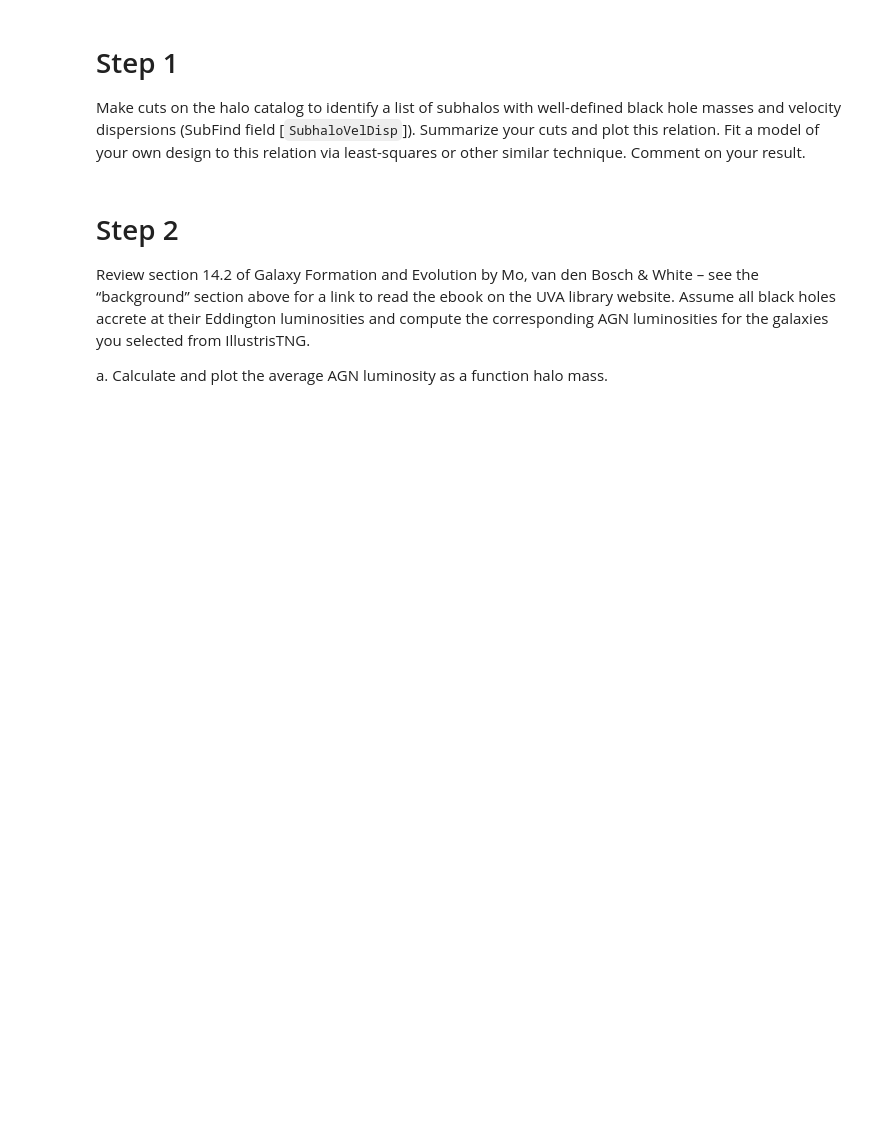
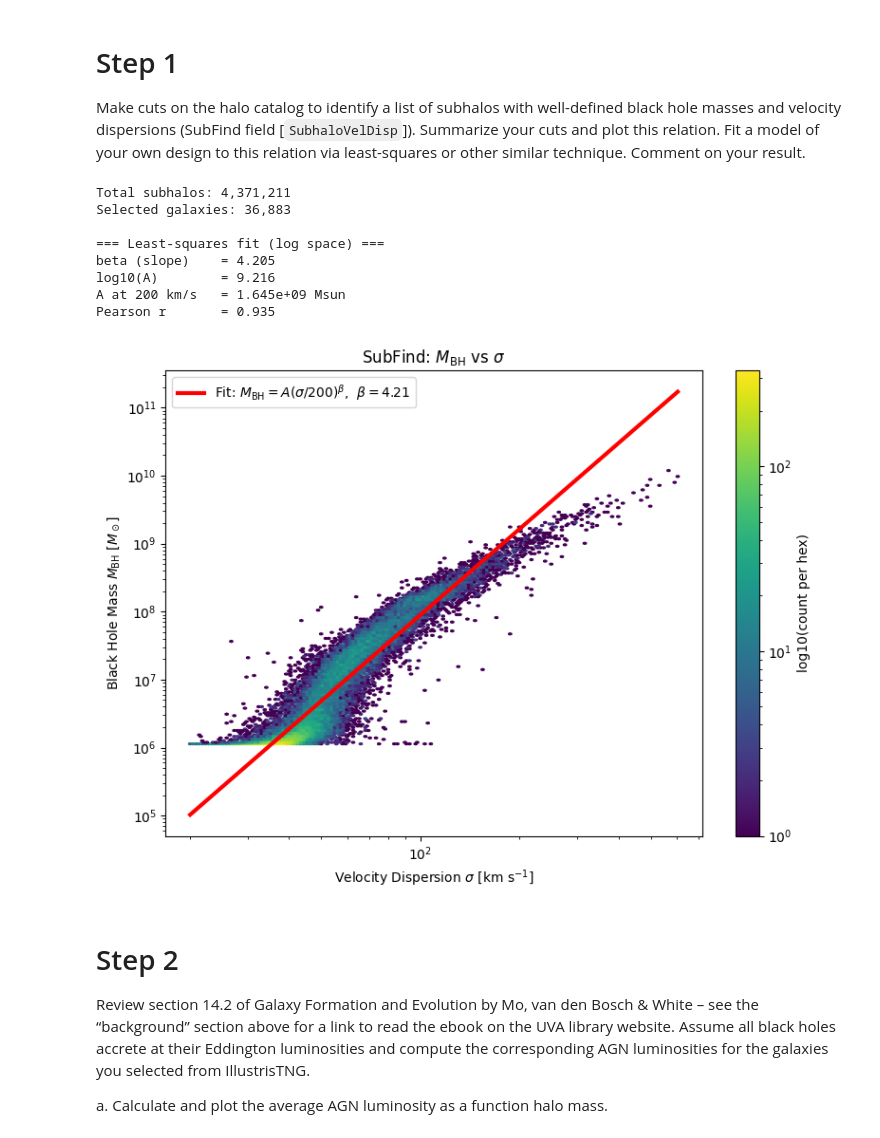
Before and after one commit to zangston/ASTR-5140, a Jupyter notebook: project3/project3.ipynb, the cells around one changed output. Drawn from its saved outputs; the diff is of its cells as text; code cells hidden in the pictures; blank space fills up the shorter version.

```diff
--- a/project3/project3.ipynb
+++ b/project3/project3.ipynb
@@ -390,6 +380,66 @@ relations. If your work were to be published in a journal paper, what concerns w
 # %% [markdown]
 # Step 1
 Make cuts on the halo catalog to identify a list of subhalos with well-defined black hole masses and velocity dispersions (SubFind field [`SubhaloVelDisp`]). Summarize your cuts and plot this relation. Fit a model of your own design to this relation via least-squares or other similar technique. Comment on your result.
+# %%
+sigma = subhalos['SubhaloVelDisp'].astype(np.float64)                # km/s
+mbh   = (subhalos['SubhaloBHMass'] * 1e10 / h).astype(np.float64)    # Msun
+
+# selection cuts: "well-defined" BH masses & dispersions
+mask = np.isfinite(sigma) & np.isfinite(mbh) & (sigma > 0) & (mbh > 0)
+
+# Recommended: avoid seed floor + very low-dispersion objects
+mask &= (mbh > 1e6)   # Msun (roughly above BH seeding threshold, avoids floor)
+mask &= (sigma > 20)  # km/s (removes unresolved objects)
+
+print(f"Total subhalos: {mbh.size:,}")
+print(f"Selected galaxies: {mask.sum():,}")
+
+sigma_sel = sigma[mask]
+mbh_sel   = mbh[mask]
+
+fig, ax = plt.subplots(figsize=(8, 6))
+hb = ax.hexbin(sigma_sel, mbh_sel, gridsize=160, bins='log', xscale='log', yscale='log')
+cbar = fig.colorbar(hb, ax=ax)
+cbar.set_label('log10(count per hex)')
+
+ax.set_xlabel(r'Velocity Dispersion $\sigma$ [km s$^{-1}$]')
+ax.set_ylabel(r'Black Hole Mass $M_{\rm BH}$ [$M_\odot$]')
+ax.set_title(r'SubFind: $M_{\rm BH}$ vs $\sigma$')
+
+# Least-squares fit
+x = np.log10(sigma_sel / 200.0)
+y = np.log10(mbh_sel)
+
+beta, logA, r_value, p_value, std_err = stats.linregress(x, y)
+
+print("\n=== Least-squares fit (log space) ===")
+print(f"beta (slope)    = {beta:.3f}")
+print(f"log10(A)        = {logA:.3f}")
+print(f"A at 200 km/s   = {10**logA:.3e} Msun")
+print(f"Pearson r       = {r_value:.3f}")
+
+sigma_fit = np.logspace(np.log10(sigma_sel.min()), np.log10(sigma_sel.max()), 300)
+mbh_fit   = 10**(logA + beta * np.log10(sigma_fit / 200.0))
+
+ax.plot(
+    sigma_fit, mbh_fit, linewidth=3, color='r',
+    label=rf'Fit: $M_{{\rm BH}} = A(\sigma/200)^{{\beta}}$,  $\beta={beta:.2f}$'
+)
+
+ax.legend(loc='upper left')
+
+plt.tight_layout()
+plt.show()
+# %% [output]
+Total subhalos: 4,371,211
+Selected galaxies: 36,883
+
+=== Least-squares fit (log space) ===
+beta (slope)    = 4.205
+log10(A)        = 9.216
+A at 200 km/s   = 1.645e+09 Msun
+Pearson r       = 0.935
+[figure, added]
 # %% [markdown]
 # Step 2
 Review section 14.2 of Galaxy Formation and Evolution by Mo, van den Bosch & White – see the “background” section above for a link to read the ebook on the UVA library website. Assume all black holes accrete at their Eddington luminosities and compute the corresponding AGN luminosities for the galaxies you selected from IllustrisTNG.
```
Also changed, not shown: parts of 12 cells of this notebook.
